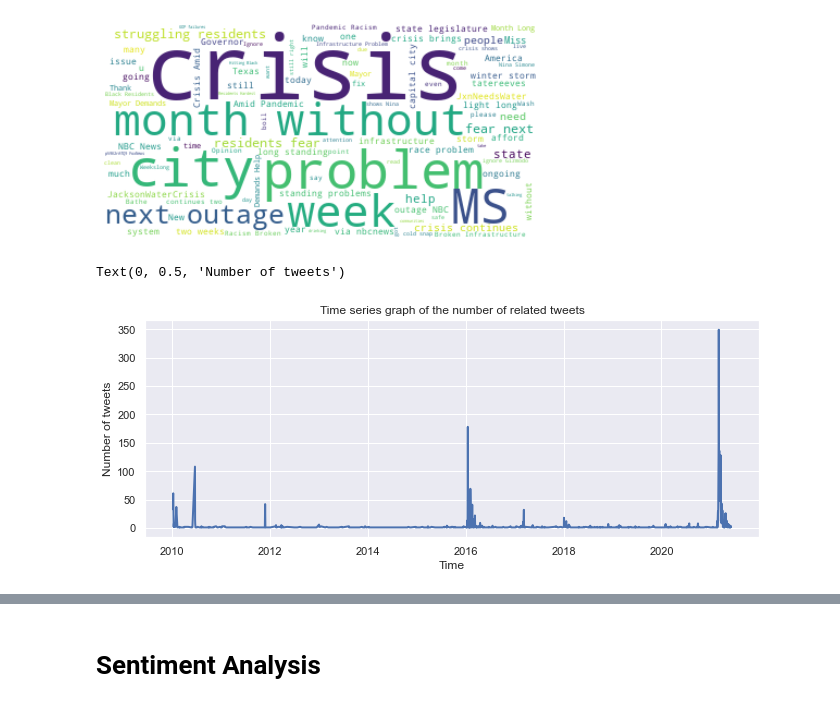
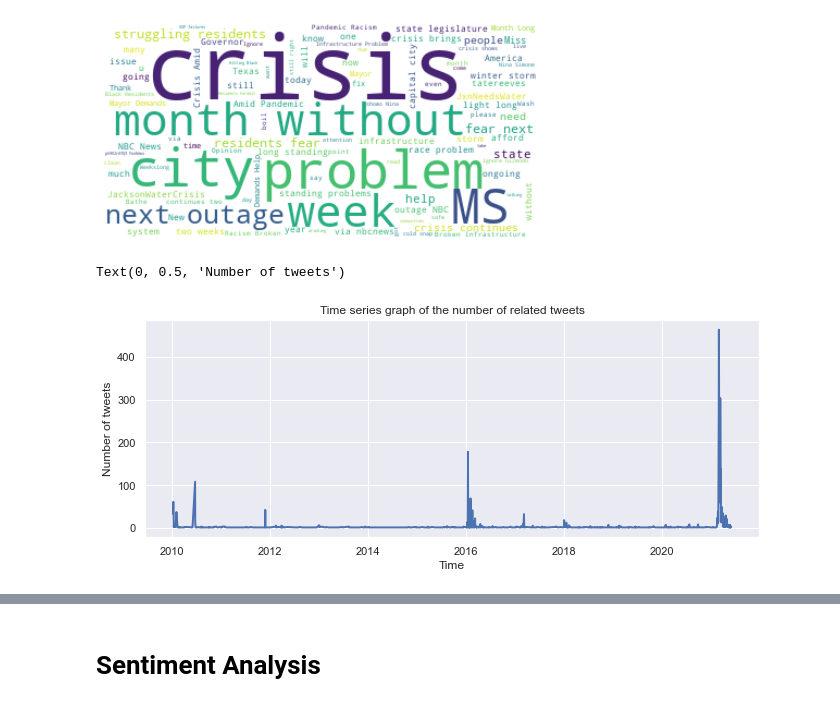
Before and after one commit to rishabhstha/JacksonWaterCrisisAnalysisML, a Jupyter notebook: tweets.ipynb, the cells around one changed output, grey strips where cells are left out. Saved outputs shown, nothing was run; the diff lists cells and outputs as text; code cells hidden in the pictures.

Commit message:
Changes in graphs

```diff
--- a/tweets.ipynb
+++ b/tweets.ipynb
@@ -267,25 +266,25 @@ There are 659717 words in the combination of all tweets
 # %%
 #Time series graph for tweets since 2010.(?? Merge with original tweet file and then create a graph to see real number of 2021 JWC)
 
 df18=pd.read_csv("JWCtweets_Jacksonwatercrisis2010.csv")
 df19=pd.read_csv("JWCtweets_Jacksonwaterproblem2010.csv")
 df20=pd.read_csv("JWCtweets_#Jacksonwatercrisis2010.csv")
-dframes=[df18,df19,df20]
+dframes=[df18,df19,df20,df_JWC]
 df_JWC2010=pd.concat(dframes)
 
 df_JWC2010=df_JWC2010.drop_duplicates(subset="Tweet Id")
 
 df_JWC2010['Datetime']=pd.to_datetime(df_JWC2010['Datetime'])
 df_JWC2010=df_JWC2010.set_index(['Datetime'])
 df_JWC2010['Date']=df_JWC2010.index.date
 
 df_JWC_plot=df_JWC2010.groupby('Date').count()
 sns.set(rc={'figure.figsize':(11, 4)})
 df_JWC_plot['Text'].plot(linewidth=2)
 plt.title("Time series graph of the number of related tweets")
 plt.xlabel("Time")
 plt.ylabel("Number of tweets")
 # %% [output]
 Text(0, 0.5, 'Number of tweets')
-[figure, old version]
+[figure, new version]
 # %%
```
Also changed, not shown: parts of 19 cells of this notebook, 1 other file.
